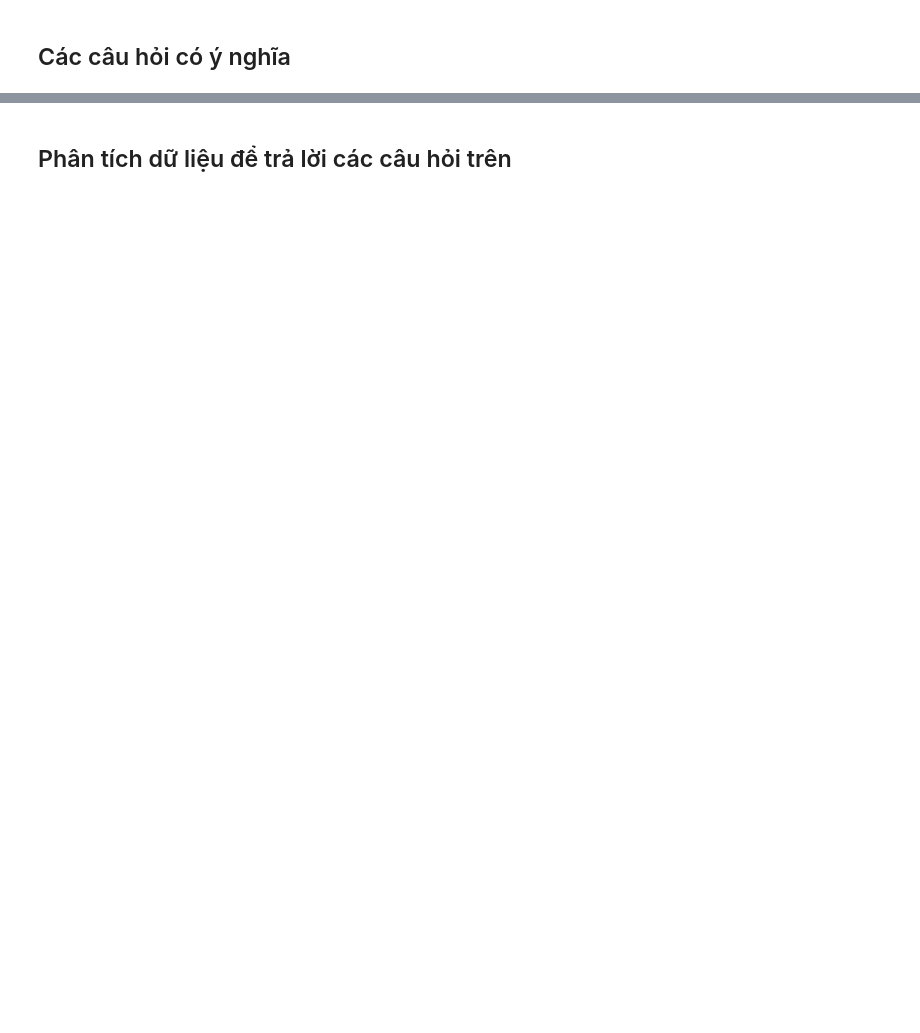
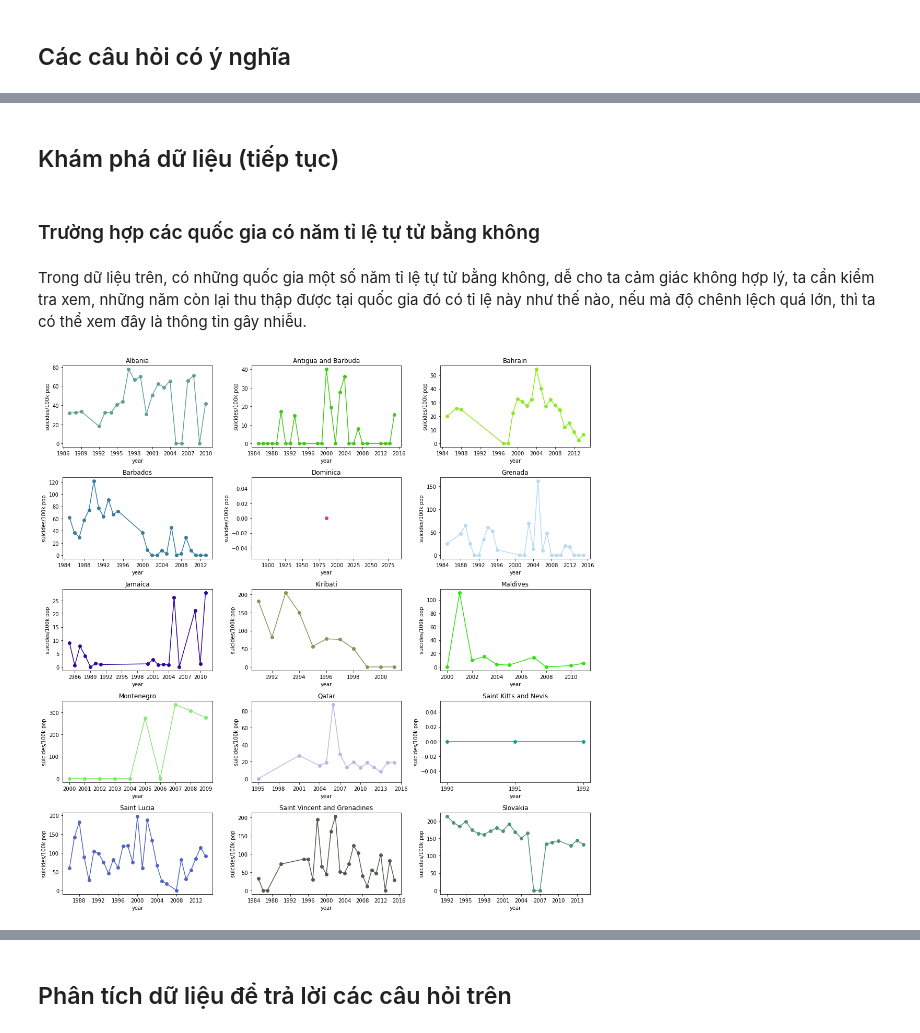
Before and after one commit to huynguyen1999/FinalProject-P4DS, a Jupyter notebook: 1712496-1712556.ipynb, the cells around one changed output, grey strips where cells are left out. Saved outputs shown, nothing was run; the diff lists cells and outputs as text; code cells hidden in the pictures; blank space fills up the shorter version.

```diff
--- a/1712496-1712556.ipynb
+++ b/1712496-1712556.ipynb
@@ -191,4 +195,0 @@ phát hiện giá trị bất hợp lệ**
-# %%
-suicide_df.drop(['HDI for year'], axis=1, inplace=True)
-suicide_df.drop(['country-year'], axis=1, inplace=True)
-suicide_df
@@ -231,3 +195,0 @@ suicide_df
-# %%
-suicide_df['gdp_for_year'] = suicide_df['gdp_for_year'].str.replace(",", "").astype("int")
-suicide_df.info()
@@ -251,0 +196,4 @@ memory usage: 2.1+ MB
+# %%
+dropping_columns = np.array(['HDI for year','country-year'])
+suicide_df.drop(columns=dropping_columns, inplace=True)
+suicide_df.head()
@@ -251,0 +209,4 @@ memory usage: 2.1+ MB
+# %%
+year_filter = suicide_df['year'] == 2016
+year_filter_indicies = year_filter[year_filter].index
+suicide_df.drop(year_filter_indicies, axis=0, inplace=True)
@@ -266,0 +222,29 @@ memory usage: 2.1+ MB
+# %% [markdown]
+## Khám phá dữ liệu (tiếp tục)
+# %% [markdown]
+### Trường hợp các quốc gia có năm tỉ lệ tự tử bằng không
+# %% [markdown]
+Trong dữ liệu trên, có những quốc gia một số năm tỉ lệ tự tử bằng không, dễ cho ta cảm giác không hợp lý, ta cần kiểm tra xem, những năm còn lại thu thập được tại quốc gia đó có tỉ lệ này như thế nào, nếu mà độ chênh lệch quá lớn, thì ta có thể xem đây là thông tin gây nhiễu.
+# %%
+suicides_sum_df = suicide_df.groupby(['country',
+                                          'year'])['suicides/100k pop'].sum()
+zero_suicide_countries = suicides_sum_df[suicides_sum_df == 0].index.get_level_values('country').unique().tolist()
+# đối với tất cả các quốc gia này, vẽ biểu đồ thể hiện tỉ lệ tự tử những năm recorded đc
+suicides_sum_df = suicides_sum_df.loc[suicides_sum_df.index.get_level_values('country').isin(zero_suicide_countries)]
+
+fig, ax = plt.subplots(5,3, figsize=(15,15))
+
+colors = np.random.rand(15,3)
+for index, country in enumerate(zero_suicide_countries):
+    years = suicides_sum_df[country].index
+    suicides_sum = suicides_sum_df[country].values
+    #plot
+    row, col  = int(index/3), index%3
+    ax[row,col].xaxis.set_major_locator(plt.MaxNLocator(integer=True))
+    ax[row, col].plot(years,suicides_sum, marker='o',color=colors[index])
+    ax[row, col].set_title(country)
+    ax[row, col].set_xlabel('year')
+    ax[row, col].set_ylabel('suicides/100k pop')
+fig.tight_layout()
+# %% [output]
+[figure, added]
```
Also changed, not shown: parts of 97 cells of this notebook.
